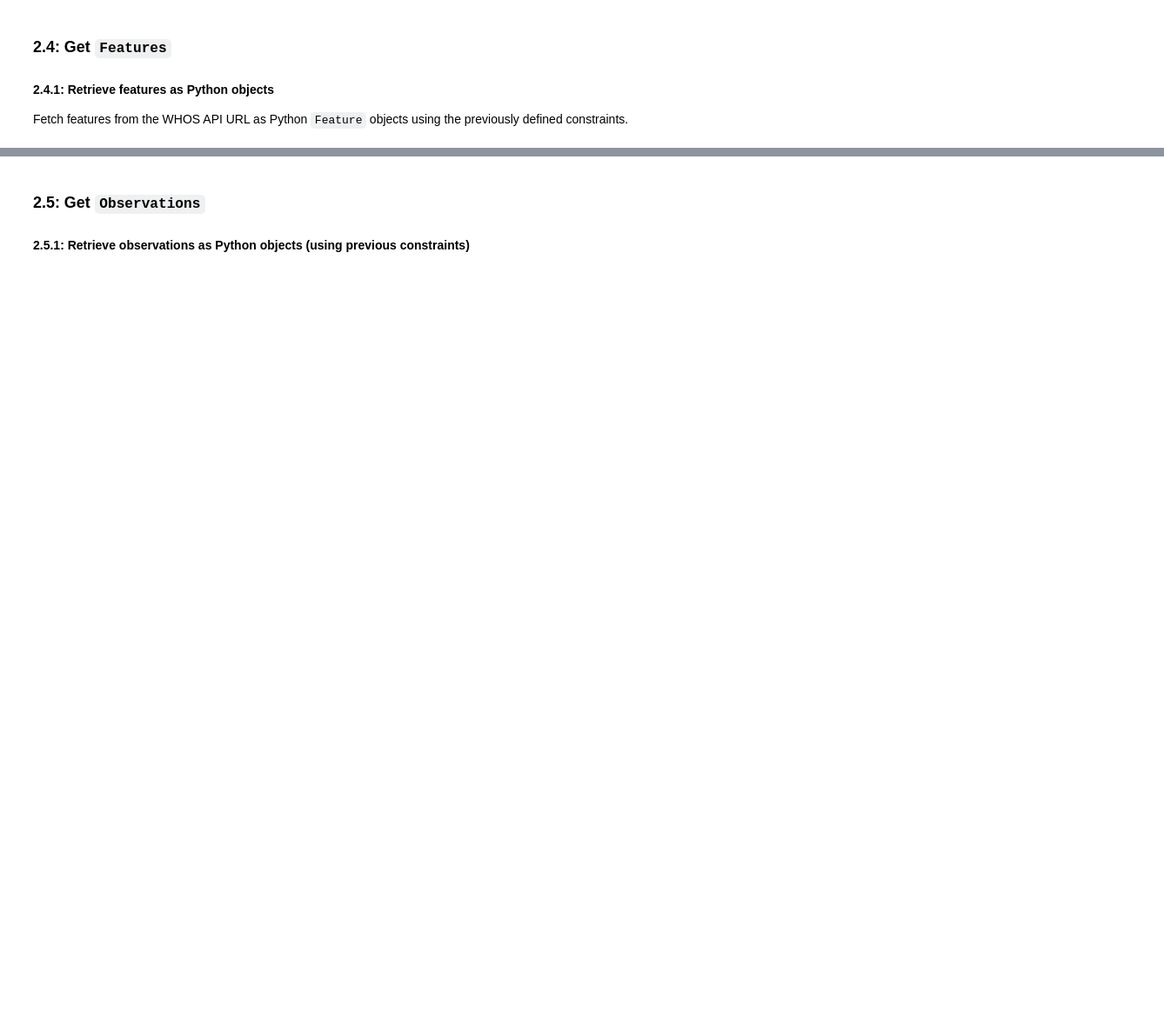
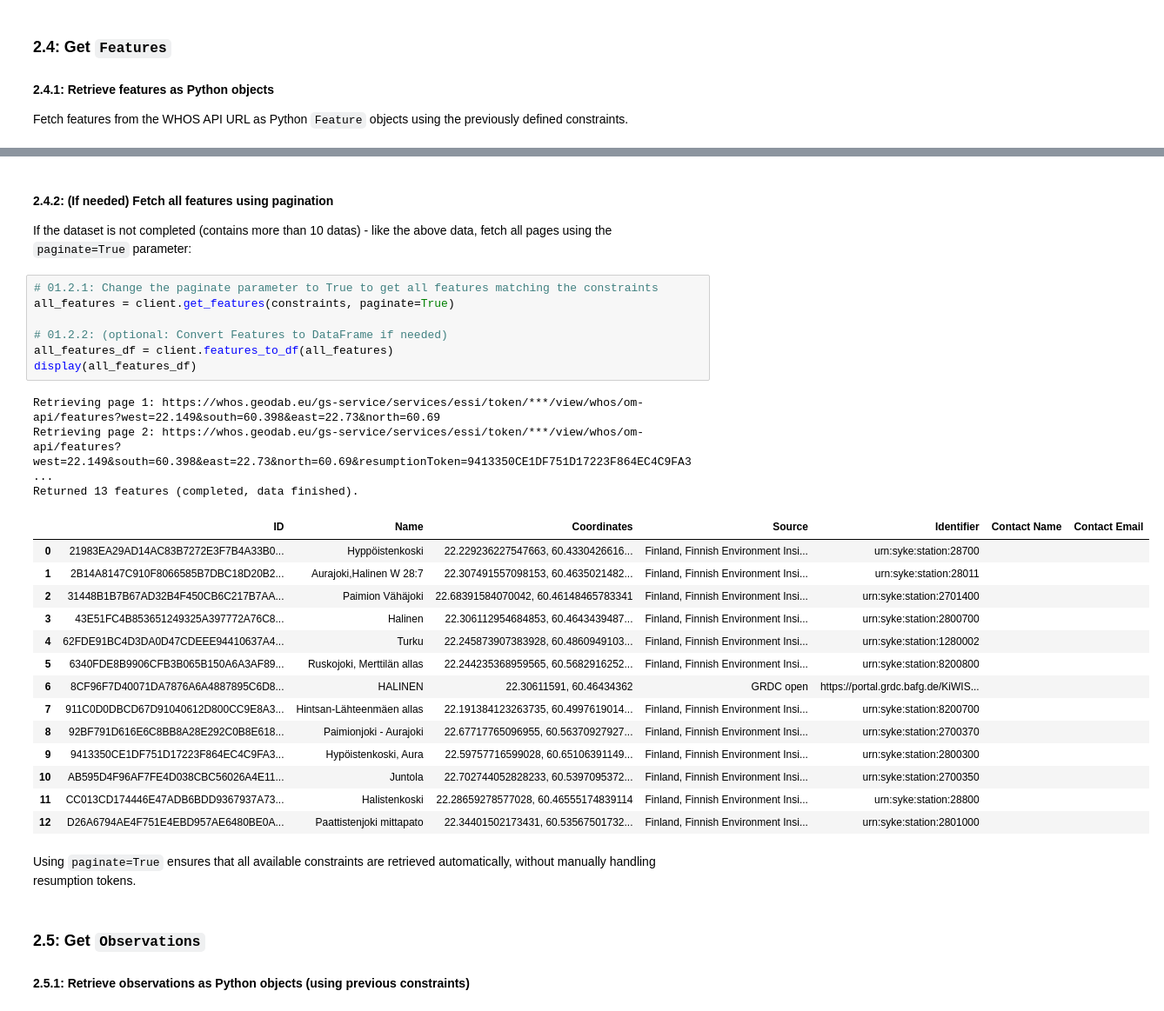
Before and after one commit to ESSI-Lab/dab-pynb, a Jupyter notebook: dab-py_demo_whos.ipynb, the cells around one changed output, grey strips where cells are left out. Shown at 87% size. Cells and saved outputs as stored; diff of their text form; blank space fills up the shorter version.

```diff
--- a/dab-py_demo_whos.ipynb
+++ b/dab-py_demo_whos.ipynb
@@ -127,3 +129,33 @@ display(features_df)
+# %% [markdown]
+#### 2.4.2: (If needed) Fetch all features using pagination
+If the dataset is not completed (contains more than 10 datas) - like the above data, fetch all pages using the `paginate=True` parameter:
+# %%
+# 01.2.1: Change the paginate parameter to True to get all features matching the constraints
+all_features = client.get_features(constraints, paginate=True)
+
+# 01.2.2: (optional: Convert Features to DataFrame if needed)
+all_features_df = client.features_to_df(all_features)
+display(all_features_df)
+# %% [output]
+Retrieving page 1: https://whos.geodab.eu/gs-service/services/essi/token/***/view/whos/om-api/features?west=22.149&south=60.398&east=22.73&north=60.69
+Retrieving page 2: https://whos.geodab.eu/gs-service/services/essi/token/***/view/whos/om-api/features?west=22.149&south=60.398&east=22.73&north=60.69&resumptionToken=9413350CE1DF751D17223F864EC4C9FA3 ...
+Returned 13 features (completed, data finished).
+|  | ID | Name | Coordinates | Source | Identifier | Contact Name | Contact Email |
+| 0 | 21983EA29AD14AC83B7272E3F7B4A33B0... | Hyppöistenkoski | 22.229236227547663, 60.4330426616... | Finland, Finnish Environment Insi... | urn:syke:station:28700 |  |  |
+| 1 | 2B14A8147C910F8066585B7DBC18D20B2... | Aurajoki,Halinen W 28:7 | 22.307491557098153, 60.4635021482... | Finland, Finnish Environment Insi... | urn:syke:station:28011 |  |  |
+| 2 | 31448B1B7B67AD32B4F450CB6C217B7AA... | Paimion Vähäjoki | 22.68391584070042, 60.46148465783341 | Finland, Finnish Environment Insi... | urn:syke:station:2701400 |  |  |
+| 3 | 43E51FC4B853651249325A397772A76C8... | Halinen | 22.306112954684853, 60.4643439487... | Finland, Finnish Environment Insi... | urn:syke:station:2800700 |  |  |
+| 4 | 62FDE91BC4D3DA0D47CDEEE94410637A4... | Turku | 22.245873907383928, 60.4860949103... | Finland, Finnish Environment Insi... | urn:syke:station:1280002 |  |  |
+| 5 | 6340FDE8B9906CFB3B065B150A6A3AF89... | Ruskojoki, Merttilän allas | 22.244235368959565, 60.5682916252... | Finland, Finnish Environment Insi... | urn:syke:station:8200800 |  |  |
+| 6 | 8CF96F7D40071DA7876A6A4887895C6D8... | HALINEN | 22.30611591, 60.46434362 | GRDC open | https://portal.grdc.bafg.de/KiWIS... |  |  |
+| 7 | 911C0D0DBCD67D91040612D800CC9E8A3... | Hintsan-Lähteenmäen allas | 22.191384123263735, 60.4997619014... | Finland, Finnish Environment Insi... | urn:syke:station:8200700 |  |  |
+| 8 | 92BF791D616E6C8BB8A28E292C0B8E618... | Paimionjoki - Aurajoki | 22.67717765096955, 60.56370927927... | Finland, Finnish Environment Insi... | urn:syke:station:2700370 |  |  |
+| 9 | 9413350CE1DF751D17223F864EC4C9FA3... | Hypöistenkoski, Aura | 22.59757716599028, 60.65106391149... | Finland, Finnish Environment Insi... | urn:syke:station:2800300 |  |  |
+| 10 | AB595D4F96AF7FE4D038CBC56026A4E11... | Juntola | 22.702744052828233, 60.5397095372... | Finland, Finnish Environment Insi... | urn:syke:station:2700350 |  |  |
+| 11 | CC013CD174446E47ADB6BDD9367937A73... | Halistenkoski | 22.28659278577028, 60.46555174839114 | Finland, Finnish Environment Insi... | urn:syke:station:28800 |  |  |
+| 12 | D26A6794AE4F751E4EBD957AE6480BE0A... | Paattistenjoki mittapato | 22.34401502173431, 60.53567501732... | Finland, Finnish Environment Insi... | urn:syke:station:2801000 |  |  |
+# %% [markdown]
+Using `paginate=True` ensures that all available constraints are retrieved automatically, without manually handling resumption tokens.
 # %% [markdown]
 ### **2.5: Get `Observations`**
 
```
Also changed, not shown: parts of 18 cells of this notebook.
